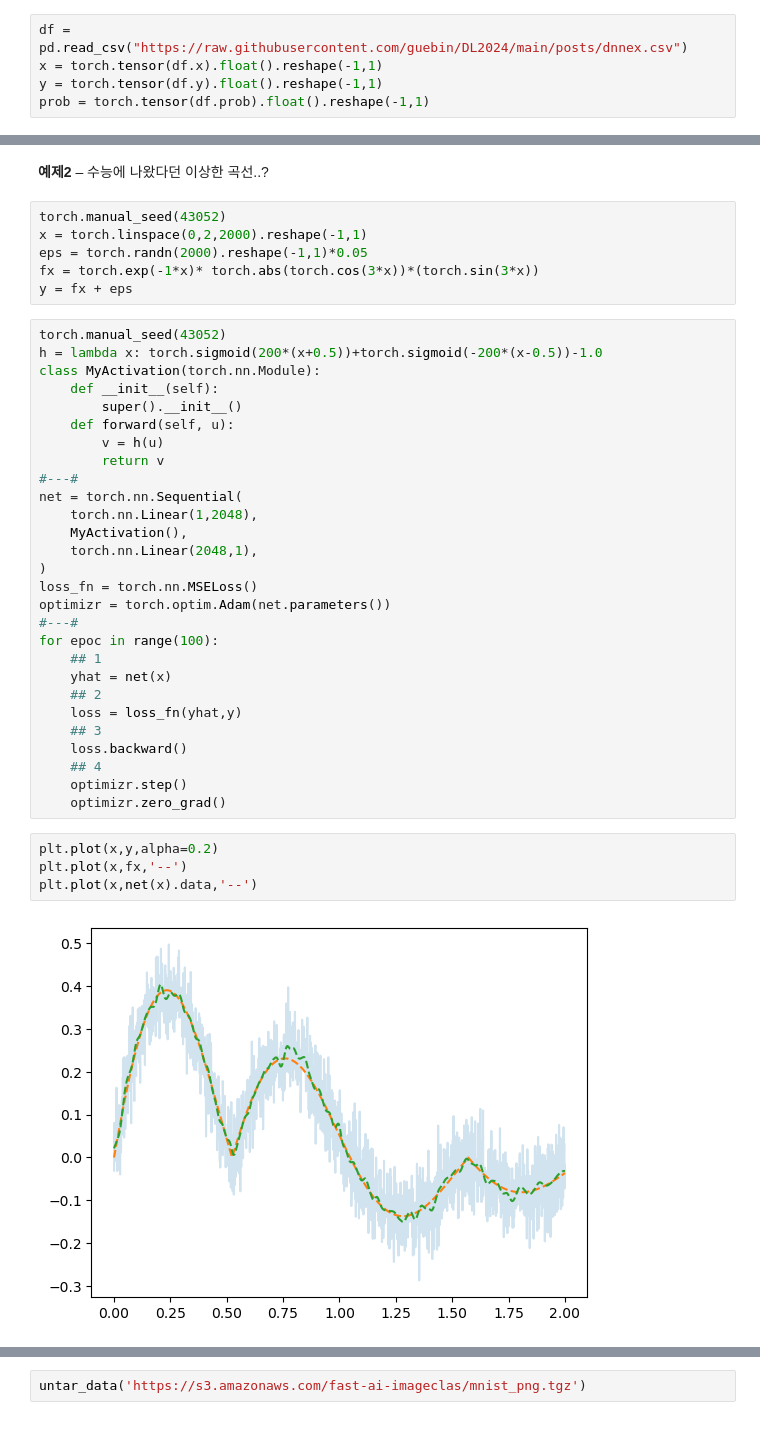
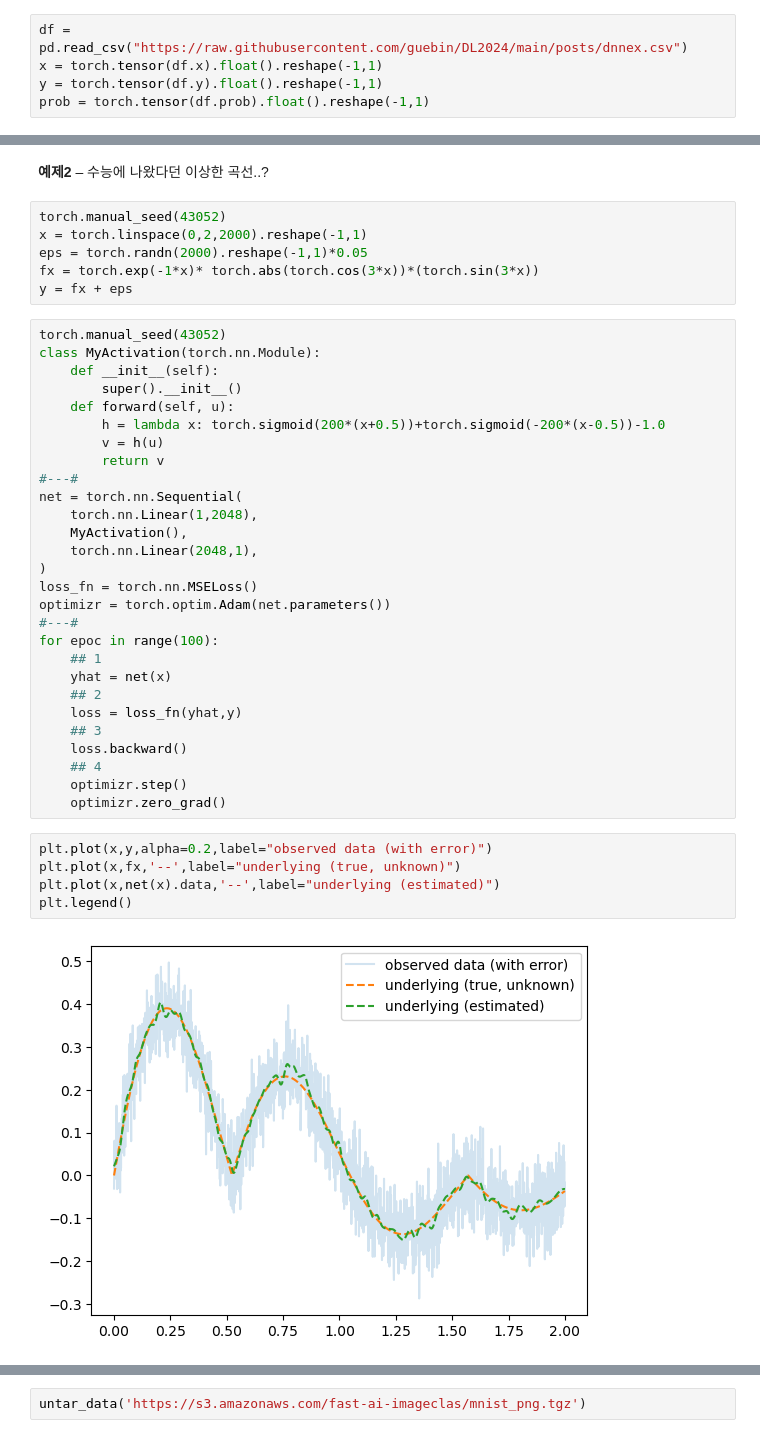
Before and after one commit to guebin/DL2024, a Jupyter notebook: docs/posts/04wk-1.out.ipynb, the cells around one changed output, grey strips where cells are left out. Drawn from its saved outputs; the diff is of its cells as text.

```diff
--- a/docs/posts/04wk-1.out.ipynb
+++ b/docs/posts/04wk-1.out.ipynb
@@ -347,5 +348,5 @@ plt.plot(x,net(x).data,'--')
-# %% [markdown]
-**예제2** – 수능에 나왔다던 이상한 곡선..?
+# %% [markdown]
+**예제2** – 수능에 나왔다던 이상한 곡선..?
 # %%
 torch.manual_seed(43052)
 x = torch.linspace(0,2,2000).reshape(-1,1)
@@ -354,11 +355,11 @@ fx = torch.exp(-1*x)* torch.abs(torch.cos(3*x))*(torch.sin(3*x))
 y = fx + eps
 # %%
 torch.manual_seed(43052)
-h = lambda x: torch.sigmoid(200*(x+0.5))+torch.sigmoid(-200*(x-0.5))-1.0
 class MyActivation(torch.nn.Module):
     def __init__(self):
         super().__init__()
     def forward(self, u):
+        h = lambda x: torch.sigmoid(200*(x+0.5))+torch.sigmoid(-200*(x-0.5))-1.0
         v = h(u)
         return v
 #---#
@@ -381,8 +382,9 @@ for epoc in range(100):
     optimizr.step()
     optimizr.zero_grad()
 # %%
-plt.plot(x,y,alpha=0.2)
-plt.plot(x,fx,'--')
-plt.plot(x,net(x).data,'--')
+plt.plot(x,y,alpha=0.2,label="observed data (with error)")
+plt.plot(x,fx,'--',label="underlying (true, unknown)")
+plt.plot(x,net(x).data,'--',label="underlying (estimated)")
+plt.legend()
 # %% [output]
-[figure, old version]
+[figure, new version]
```
Also changed, not shown: parts of 69 cells of this notebook, 42 other files.
